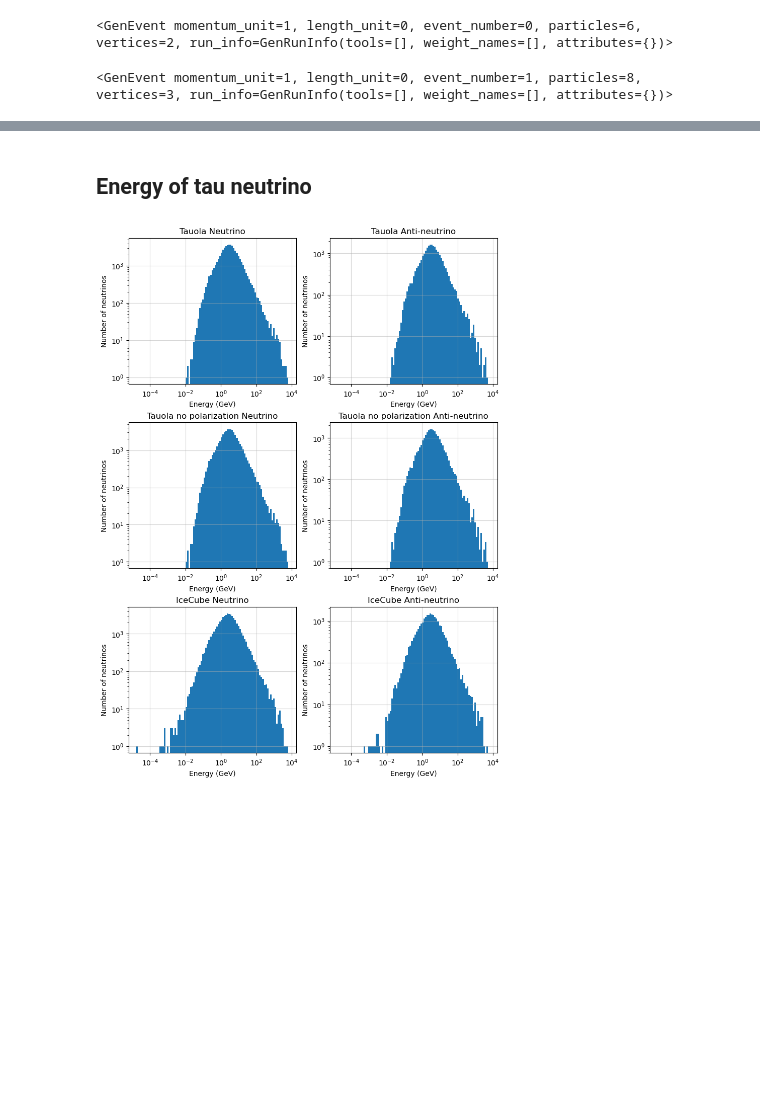
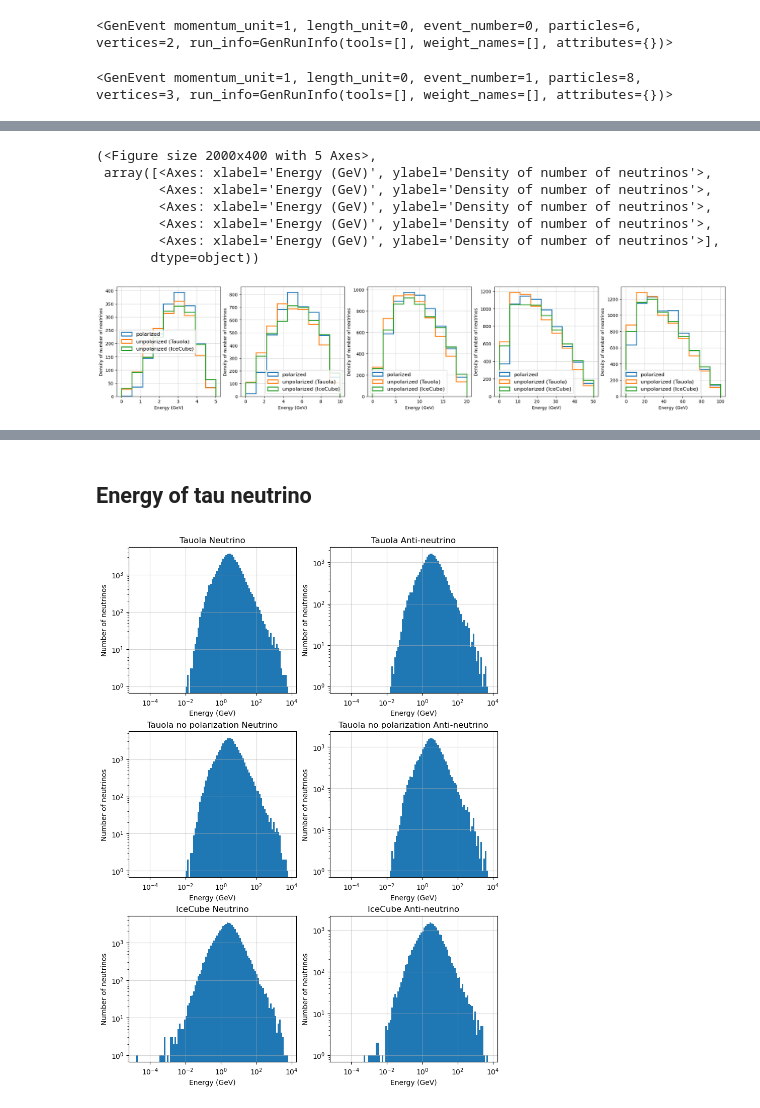
Before and after one commit to simonthor/tau-polarization-icecube, a Jupyter notebook: icecube-tau-decays/tauola_vs_icecube.ipynb, the cells around one changed output, grey strips where cells are left out. Cells and saved outputs as stored; diff of their text form; code cells hidden in the pictures; blank space fills up the shorter version.

```diff
--- a/icecube-tau-decays/tauola_vs_icecube.ipynb
+++ b/icecube-tau-decays/tauola_vs_icecube.ipynb
@@ -133,0 +168,18 @@ It seems like the energies of the particles are exactly the same for polarized a
+# %%
+def tau_visible_e(df) -> np.ndarray:
+    return df.query("pdg != 16").groupby("event_num")["E"].sum()
+
+plot_histograms(
+    decay_products, decay_products_nopol, decay_products_ic,
+    bins=[np.linspace(0, e, 10) for e in nutau_energies], filter_func=lambda values, index: True, plot_func=tau_visible_e,
+    xlabel="Energy (GeV)",
+)
+# %% [output]
+(<Figure size 2000x400 with 5 Axes>,
+ array([<Axes: xlabel='Energy (GeV)', ylabel='Density of number of neutrinos'>,
+        <Axes: xlabel='Energy (GeV)', ylabel='Density of number of neutrinos'>,
+        <Axes: xlabel='Energy (GeV)', ylabel='Density of number of neutrinos'>,
+        <Axes: xlabel='Energy (GeV)', ylabel='Density of number of neutrinos'>,
+        <Axes: xlabel='Energy (GeV)', ylabel='Density of number of neutrinos'>],
+       dtype=object))
+[figure, added]
```
Also changed, not shown: parts of 31 cells of this notebook.
